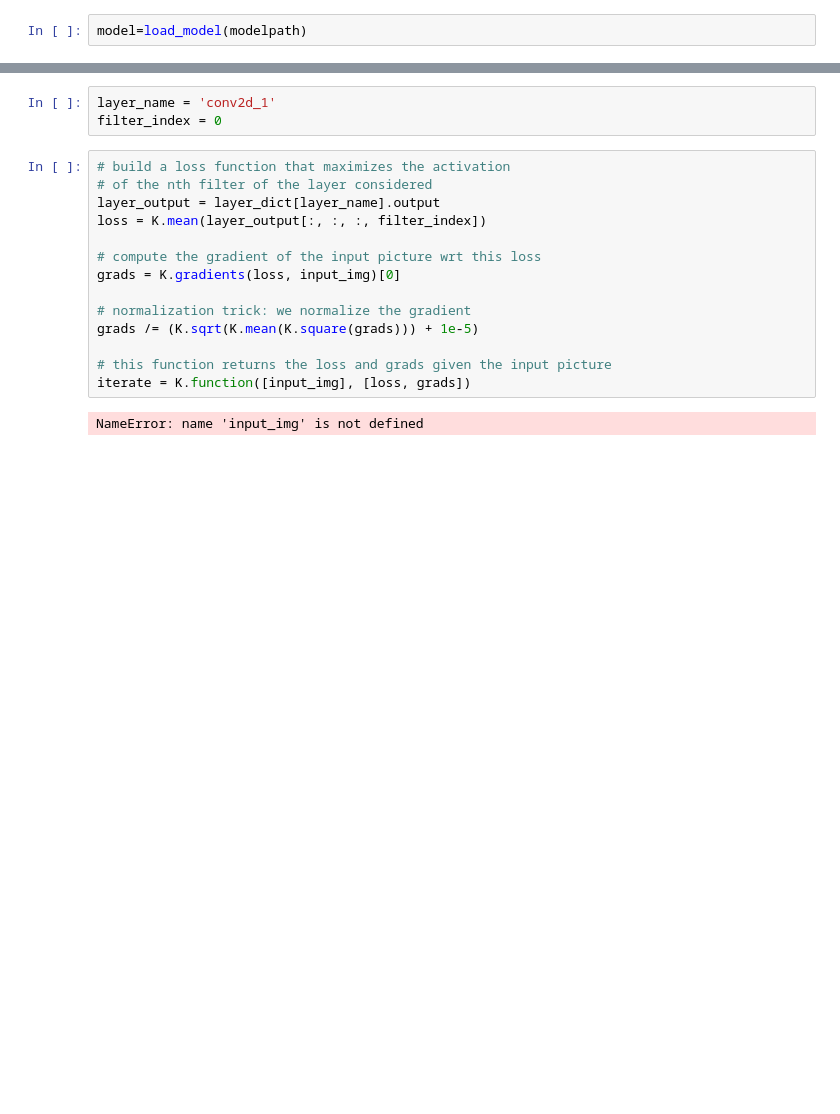
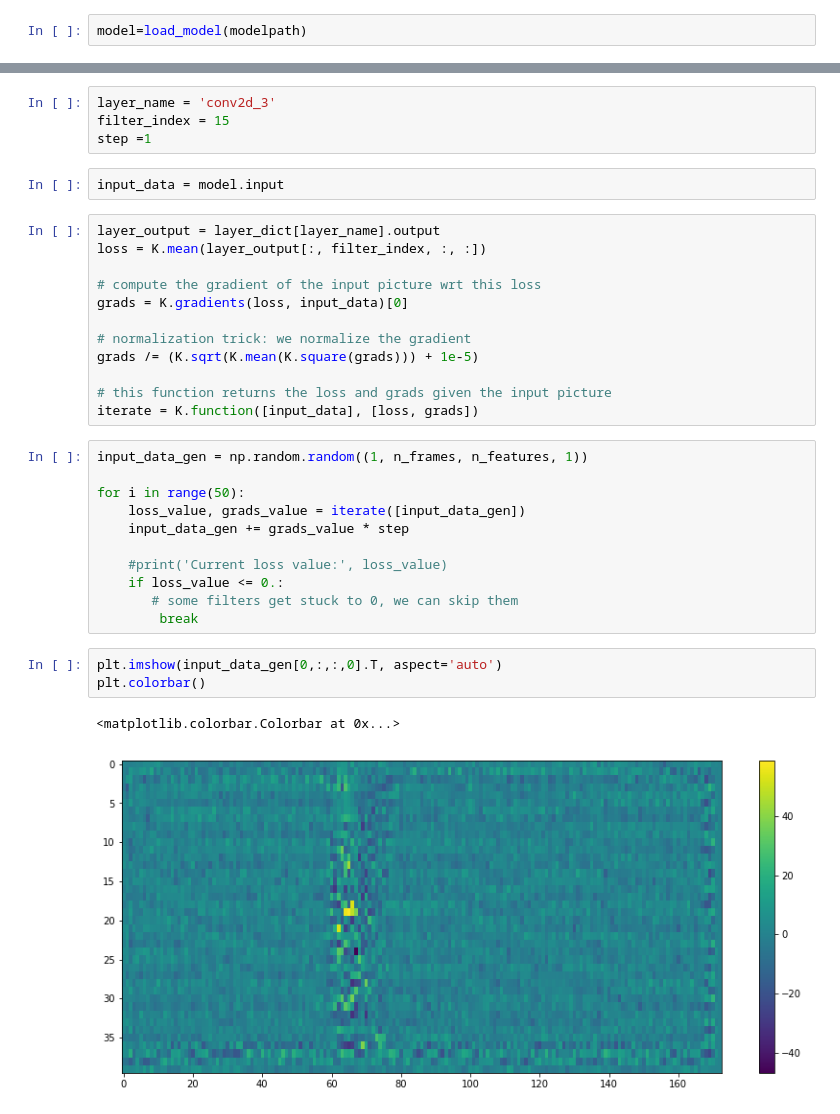
Before and after one commit to iwonasob/DLGdansk, a Jupyter notebook: What has our model learnt?.ipynb, the cells around one changed output, grey strips where cells are left out. Drawn from its saved outputs; the diff is of its cells as text; blank space fills up the shorter version.

Commit message:
Updated visualisation part

```diff
--- a/What has our model learnt?.ipynb
+++ b/What has our model learnt?.ipynb
@@ -42,22 +70,38 @@ layer_dict.keys()
  u'conv2d_1',
  u'conv2d_3',
  u'conv2d_2']
-# %%
-layer_name = 'conv2d_1'
-filter_index = 0
+# %%
+layer_name = 'conv2d_3'
+filter_index = 15
+step =1
+# %%
+input_data = model.input
 # %%
-# build a loss function that maximizes the activation
-# of the nth filter of the layer considered
 layer_output = layer_dict[layer_name].output
-loss = K.mean(layer_output[:, :, :, filter_index])
+loss = K.mean(layer_output[:, filter_index, :, :])
 
 # compute the gradient of the input picture wrt this loss
-grads = K.gradients(loss, input_img)[0]
+grads = K.gradients(loss, input_data)[0]
 
 # normalization trick: we normalize the gradient
 grads /= (K.sqrt(K.mean(K.square(grads))) + 1e-5)
 
 # this function returns the loss and grads given the input picture
-iterate = K.function([input_img], [loss, grads])
+iterate = K.function([input_data], [loss, grads])
-# %% [output]
-NameError: name 'input_img' is not defined
+# %%
+input_data_gen = np.random.random((1, n_frames, n_features, 1))
+
+for i in range(50):
+    loss_value, grads_value = iterate([input_data_gen])
+    input_data_gen += grads_value * step
+
+    #print('Current loss value:', loss_value)
+    if loss_value <= 0.:
+       # some filters get stuck to 0, we can skip them
+        break
+# %%
+plt.imshow(input_data_gen[0,:,:,0].T, aspect='auto')
+plt.colorbar()
+# %% [output]
+<matplotlib.colorbar.Colorbar at 0x...>
+[figure, added]
```
Also changed, not shown: parts of 5 cells of this notebook.
